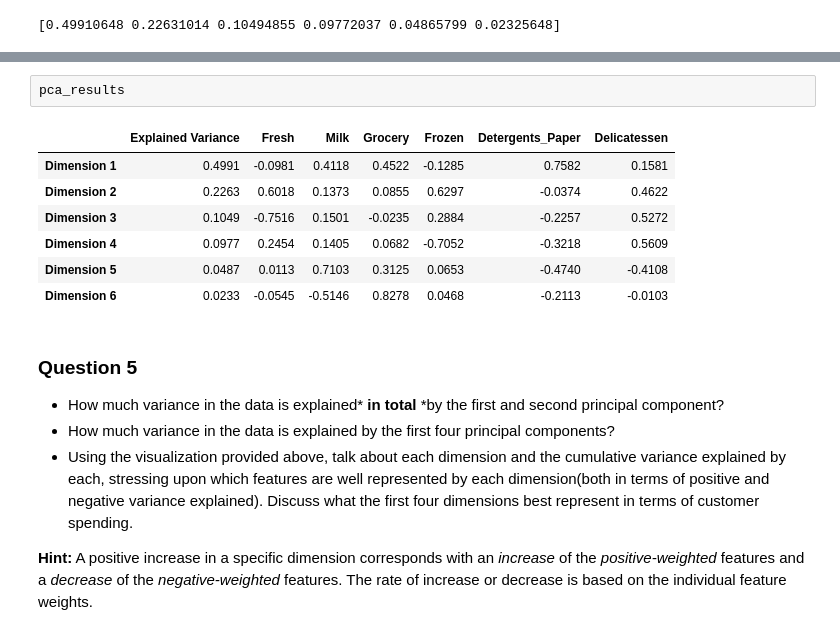
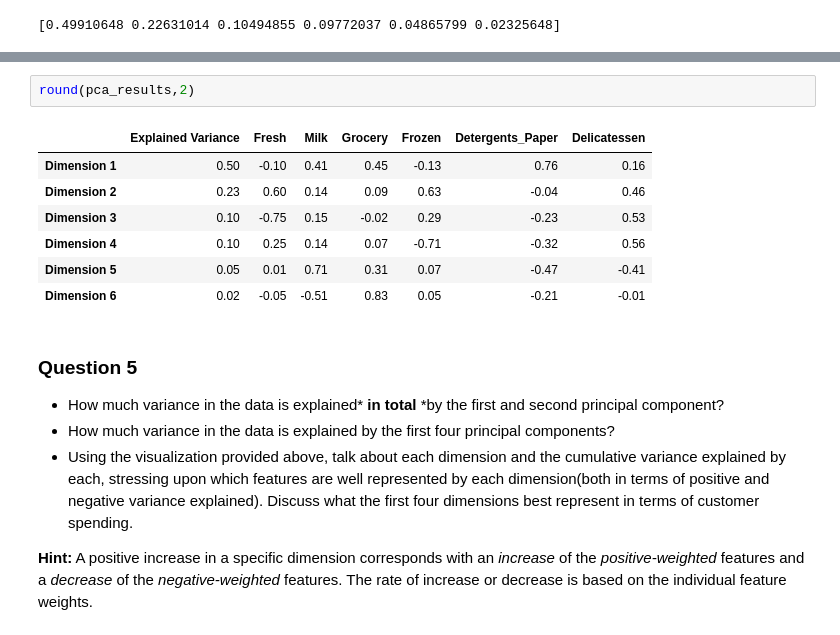
Before and after one commit to itosi/Creating_Customer_Segments, a Jupyter notebook: customer_segments.ipynb, the cells around one changed output, grey strips where cells are left out. Drawn from its saved outputs; the diff is of its cells as text.

```diff
--- a/customer_segments.ipynb
+++ b/customer_segments.ipynb
@@ -669,13 +674,13 @@ pd.DataFrame(log_samples).head()
-# %%
-pca_results
-# %% [output]
-|  | Explained Variance | Fresh | Milk | Grocery | Frozen | Detergents_Paper | Delicatessen |
-| Dimension 1 | 0.4991 | -0.0981 | 0.4118 | 0.4522 | -0.1285 | 0.7582 | 0.1581 |
-| Dimension 2 | 0.2263 | 0.6018 | 0.1373 | 0.0855 | 0.6297 | -0.0374 | 0.4622 |
-| Dimension 3 | 0.1049 | -0.7516 | 0.1501 | -0.0235 | 0.2884 | -0.2257 | 0.5272 |
-| Dimension 4 | 0.0977 | 0.2454 | 0.1405 | 0.0682 | -0.7052 | -0.3218 | 0.5609 |
-| Dimension 5 | 0.0487 | 0.0113 | 0.7103 | 0.3125 | 0.0653 | -0.4740 | -0.4108 |
-| Dimension 6 | 0.0233 | -0.0545 | -0.5146 | 0.8278 | 0.0468 | -0.2113 | -0.0103 |
+# %%
+round(pca_results,2)
+# %% [output]
+|  | Explained Variance | Fresh | Milk | Grocery | Frozen | Detergents_Paper | Delicatessen |
+| Dimension 1 | 0.50 | -0.10 | 0.41 | 0.45 | -0.13 | 0.76 | 0.16 |
+| Dimension 2 | 0.23 | 0.60 | 0.14 | 0.09 | 0.63 | -0.04 | 0.46 |
+| Dimension 3 | 0.10 | -0.75 | 0.15 | -0.02 | 0.29 | -0.23 | 0.53 |
+| Dimension 4 | 0.10 | 0.25 | 0.14 | 0.07 | -0.71 | -0.32 | 0.56 |
+| Dimension 5 | 0.05 | 0.01 | 0.71 | 0.31 | 0.07 | -0.47 | -0.41 |
+| Dimension 6 | 0.02 | -0.05 | -0.51 | 0.83 | 0.05 | -0.21 | -0.01 |
 # %% [markdown]
 ### Question 5
 
```
Also changed, not shown: parts of 22 cells of this notebook.
